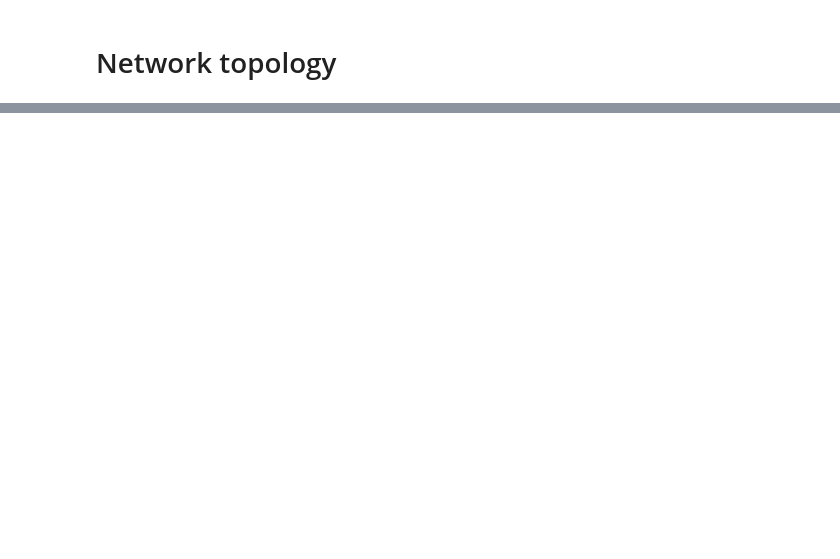
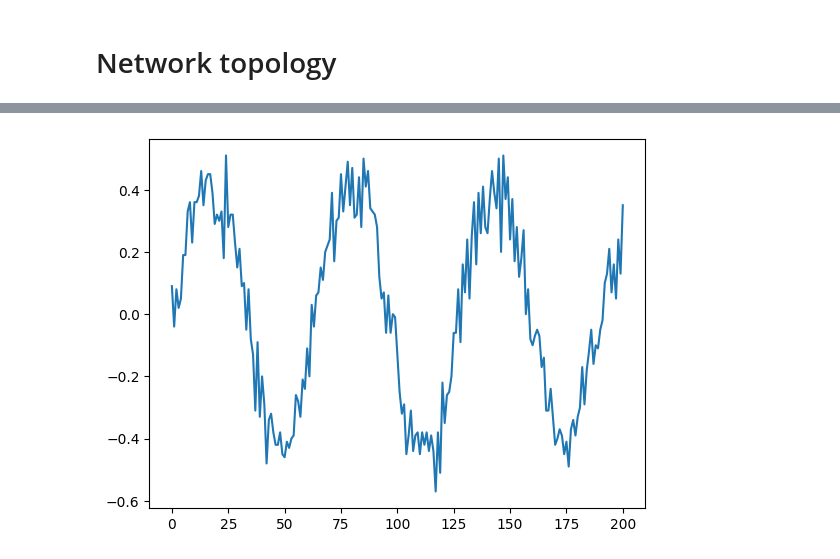
Before and after one commit to Whatisthisname/ComplexSystem, a Jupyter notebook: diameter.ipynb, the cells around one changed output, grey strips where cells are left out. Drawn from its saved outputs; the diff is of its cells as text; code cells hidden in the pictures; blank space fills up the shorter version.

```diff
--- a/diameter.ipynb
+++ b/diameter.ipynb
@@ -300,25 +299,27 @@ AttributeError: module 'network_generation' has no attribute 'generate_scale_fre
 # %%
 adj_mat = network_generation.generate_small_world_sparse_adjacency_matrix_jax(
-    num_nodes=100, k=3, p=0.1
+    num_nodes=100, k=4, p=0.1
 )
 
 random_init = jax.random.randint(
     shape=(len(adj_mat),),
     minval=-1,
     maxval=2,
     key=jax.random.PRNGKey(np.random.randint(low=0, high=100)),
 )
 ones_init = jnp.ones(shape=(len(adj_mat),)).astype(int)
 
 network = ising_efficient.BeliefNetwork(
     sparse_adj=adj_mat,
     external_field=lambda t, node_idx: jnp.sin(t * 0.1),
     init_state=random_init,
     µ=0.9,
     beta=0.5,
 )
 
 result = network.run_for_steps(200)
 magnetization = np.mean(result, axis=1)
 plt.plot(magnetization)
 plt.show()
+# %% [output]
+[figure, added]
```
Also changed, not shown: parts of 5 cells of this notebook, 1 other file.
